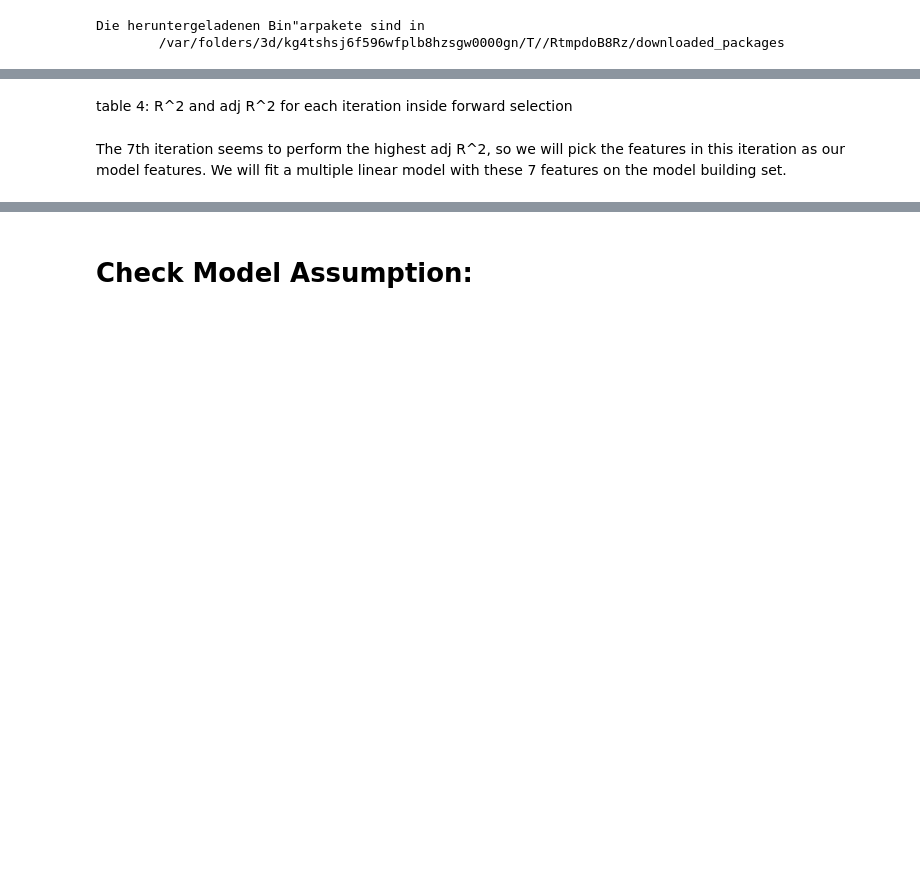
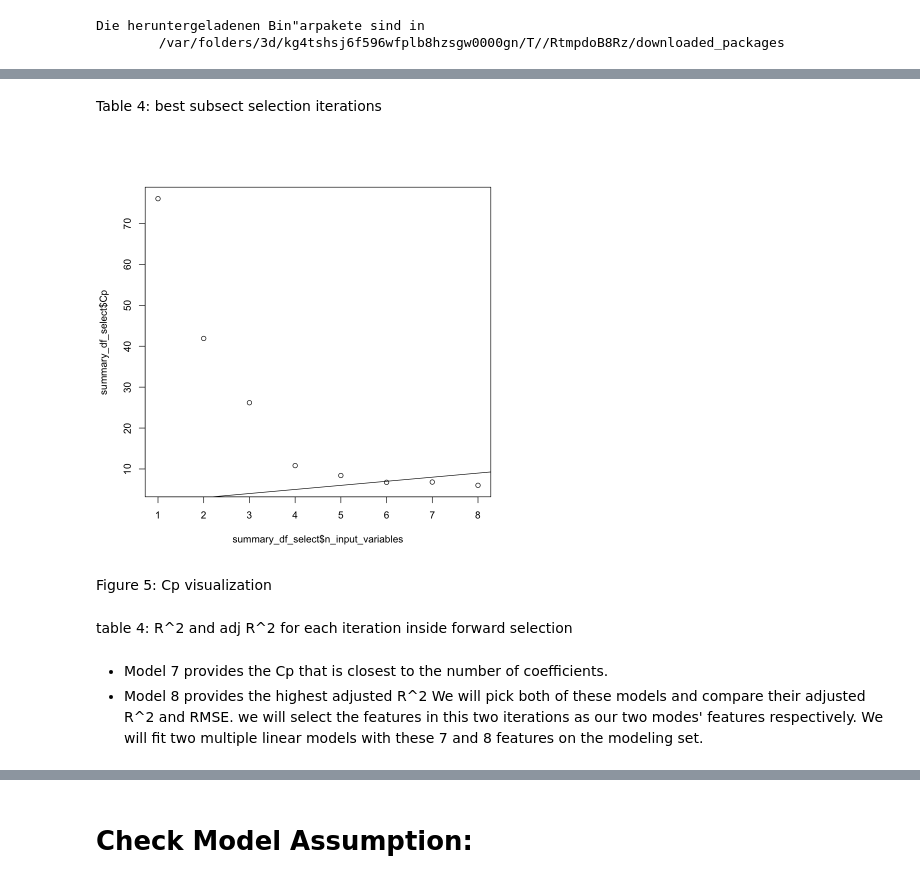
Before and after one commit to SelinaWang11/Stat306-group-project, a Jupyter notebook: final.ipynb, the cells around one changed output, grey strips where cells are left out. Saved outputs shown, nothing was run; the diff lists cells and outputs as text; code cells hidden in the pictures; blank space fills up the shorter version.

```diff
--- a/final.ipynb
+++ b/final.ipynb
@@ -326,18 +312,13 @@ To avoid the post inference problem, we split our data into selection set and mo
 # %%
-forward_select <- regsubsets(
-  x = price ~ .,
-  nvmax = 10,
-  data = car_selection,
-  method = "forward"
+install.packages("leaps")
+library(leaps)
+s = regsubsets(price ~., data=car_selection, method="exhaustive")
+ss = summary(s)
+ss
+summary_df_select <- data.frame(
+  n_input_variables = 1:8,
+  RSQ = ss$rsq,
+  ADJ.R2 = ss$adjr2,
+  RSS = ss$rss
 )
-
-forward_sum_select <- summary(forward_select)
-
-fwd_summary_df_select <- data.frame(
-  n_input_variables = 1:9,
-  RSQ = forward_sum_select$rsq,
-  ADJ.R2 = forward_sum_select$adjr2
-)
-forward_sum_select
-fwd_summary_df_select
 # %% [output]
@@ -372,0 +344,15 @@ A data.frame: 9 x 3
+# %%
+# Compute Cp
+full_model <- lm(price ~ ., data = car_selection)
+full_rss  <- sum(residuals(full_model)^2)
+
+rss <- summary_df_select$RSS
+
+n <- nrow(car_selection)
+sigma2 <- full_rss/ (n - 10)
+
+Cp <- (rss / sigma2) - (n - 2 * (1:8))
+
+
+summary_df_select$Cp <- Cp
+summary_df_select
@@ -373,5 +371,17 @@ A data.frame: 9 x 3
+# %% [markdown]
+Table 4: best subsect selection iterations
+# %%
+plot(summary_df_select$n_input_variables, summary_df_select$Cp)
+abline(a = 1, b = 1)
+# %% [output]
+[figure, added]
+# %% [markdown]
+Figure 5: Cp visualization
 # %% [markdown]
 table 4: R^2 and adj R^2 for each iteration inside forward selection
 # %% [markdown]
-The 7th iteration seems to perform the highest adj R^2, so we will pick the features in this iteration as our model features. We will fit a multiple linear model with these 7 features on the model building set.
+* Model 7 provides the Cp that is closest to the number of coefficients.
+* Model 8 provides the highest adjusted R^2
+We will pick both of these models and compare their adjusted R^2 and RMSE.
+we will select the features in this two iterations as our two modes' features respectively. We will fit two multiple linear models with these 7 and 8 features on the modeling set.
 # %%
```
Also changed, not shown: parts of 34 cells of this notebook, 2 other files.
